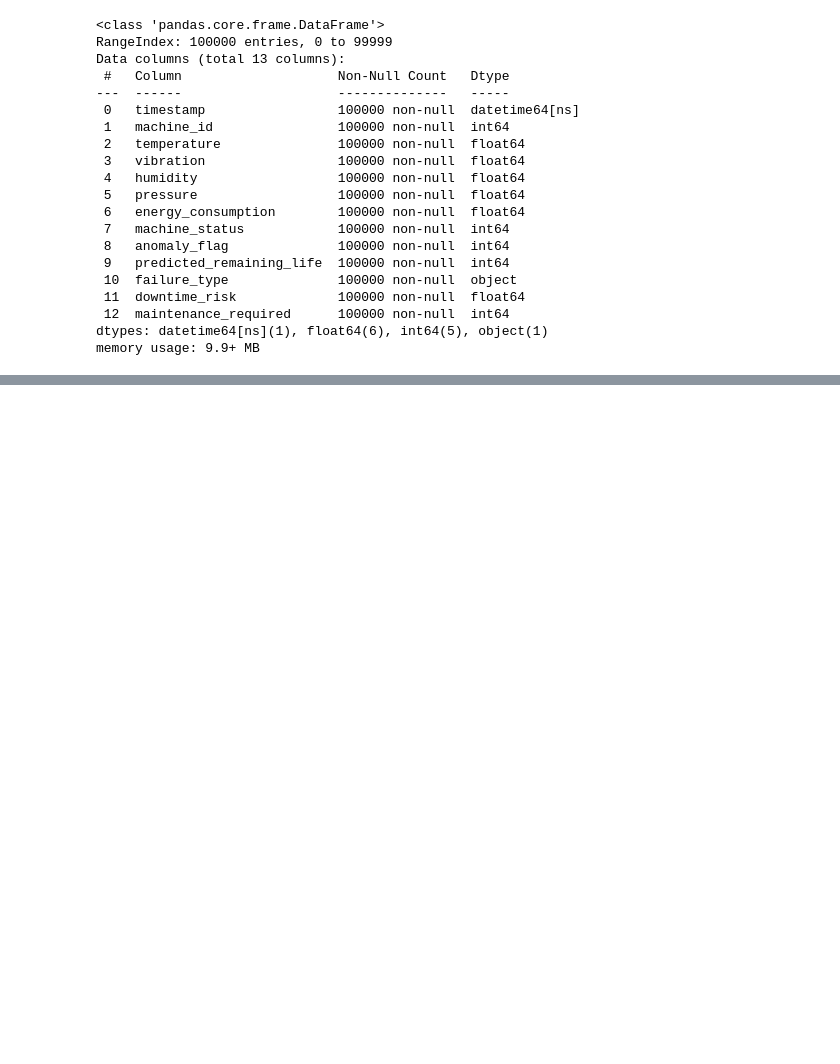
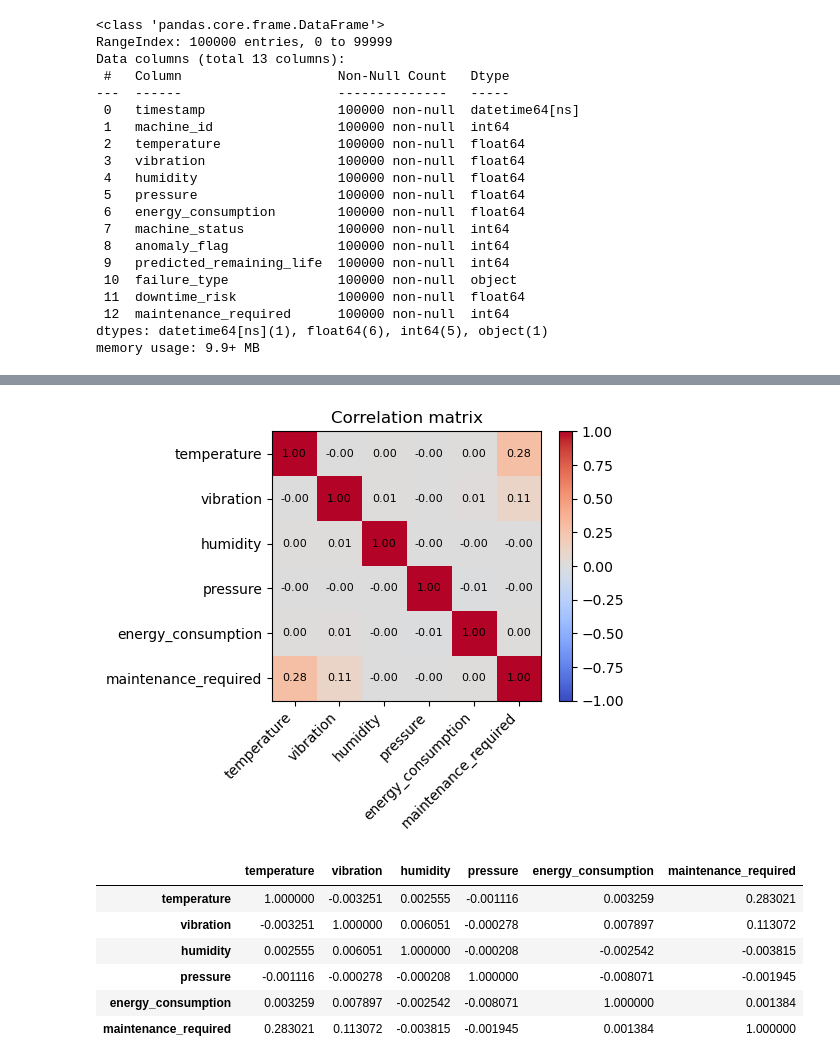
Before and after one commit to rohan-ak43/Smart-Manufacturing-IoT-Cloud-Monitoring, a Jupyter notebook: SmartManufacturing.ipynb, the cells around one changed output, grey strips where cells are left out. Drawn from its saved outputs; the diff is of its cells as text; code cells hidden in the pictures; blank space fills up the shorter version.

Commit message:
Correlation Matrix

```diff
--- a/SmartManufacturing.ipynb
+++ b/SmartManufacturing.ipynb
@@ -55,0 +83,24 @@ df.describe(include='all').T
+# %%
+corr_cols = ['temperature', 'vibration', 'humidity', 'pressure', 'energy_consumption', 'maintenance_required']
+corr = df[corr_cols].corr()
+fig, ax = plt.subplots(figsize=(5.5, 4.5))
+im = ax.imshow(corr, cmap='coolwarm', vmin=-1, vmax=1)
+ax.set_xticks(range(len(corr_cols))); ax.set_xticklabels(corr_cols, rotation=45, ha='right')
+ax.set_yticks(range(len(corr_cols))); ax.set_yticklabels(corr_cols)
+for (i, j), v in np.ndenumerate(corr.values):
+    ax.text(j, i, f"{v:.2f}", ha='center', va='center', fontsize=8)
+plt.colorbar(im, fraction=0.046)
+plt.title('Correlation matrix')
+plt.tight_layout()
+plt.savefig('fig_correlation.png', dpi=110)
+plt.show()
+corr
+# %% [output]
+[figure, added]
+|  | temperature | vibration | humidity | pressure | energy_consumption | maintenance_required |
+| temperature | 1.000000 | -0.003251 | 0.002555 | -0.001116 | 0.003259 | 0.283021 |
+| vibration | -0.003251 | 1.000000 | 0.006051 | -0.000278 | 0.007897 | 0.113072 |
+| humidity | 0.002555 | 0.006051 | 1.000000 | -0.000208 | -0.002542 | -0.003815 |
+| pressure | -0.001116 | -0.000278 | -0.000208 | 1.000000 | -0.008071 | -0.001945 |
+| energy_consumption | 0.003259 | 0.007897 | -0.002542 | -0.008071 | 1.000000 | 0.001384 |
+| maintenance_required | 0.283021 | 0.113072 | -0.003815 | -0.001945 | 0.001384 | 1.000000 |
```
Also changed, not shown: parts of 3 cells of this notebook, 2 other files.
